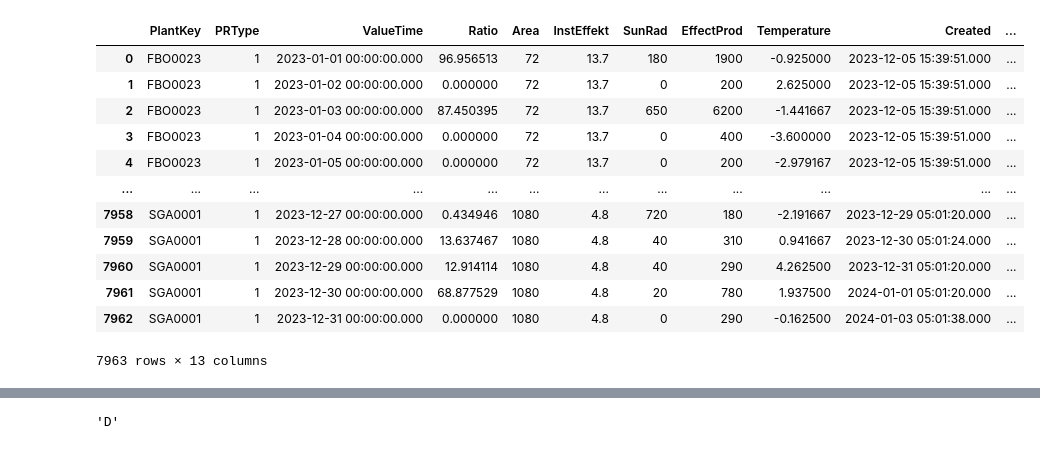
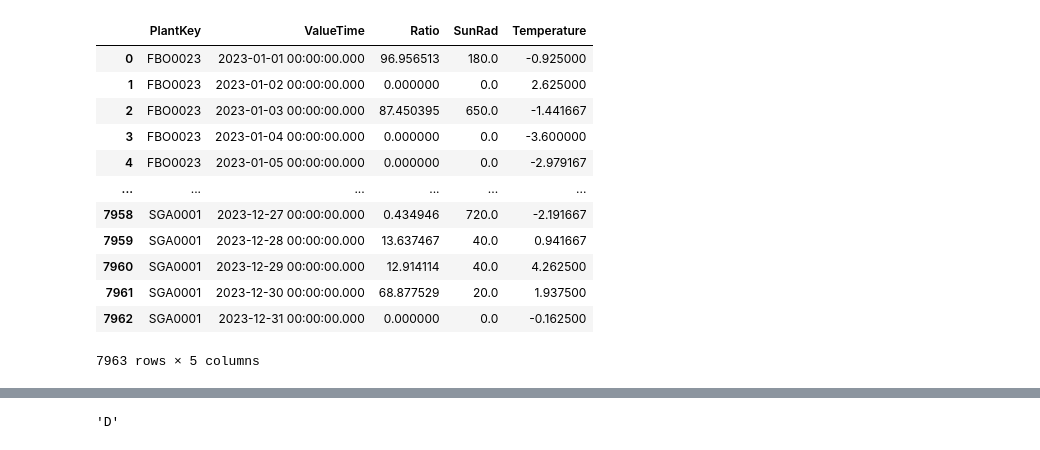
Before and after one commit to Poparded/Arima_solcell, a Jupyter notebook: Arima_solcell/Arima.ipynb, the cells around one changed output, grey strips where cells are left out. Saved outputs shown, nothing was run; the diff lists cells and outputs as text; code cells hidden in the pictures.

```diff
--- a/Arima_solcell/Arima.ipynb
+++ b/Arima_solcell/Arima.ipynb
@@ -6,31 +6,35 @@ from statsmodels.tsa.stattools import adfuller  # Function for Augmented Dickey-
 import matplotlib.pyplot as plt  # Matplotlib's pyplot for plotting graphs
 # %%
 # Reading and initial processing of data
-data = pd.read_excel("data/PrelData ExJobb.xlsx",)
+columns_to_load = ['PlantKey', 'Temperature', 'SunRad', 'Ratio', 'ValueTime']
+
+# Read the Excel file with specified columns
+data = pd.read_excel("data/PrelData ExJobb.xlsx", usecols=columns_to_load)
+
 #data = pd.read_csv("data/PrelData ExJobb(Blad1).csv",)
 #index_col='ValueTime'
 data.dtypes
 
 
-
+#Plantkey temp sunrad ratio ValueTime
 
 
 pd.set_option('display.max_colwidth', None)
 data # Displaying the first few rows of the dataset
 # %% [output]
-|  | PlantKey | PRType | ValueTime | Ratio | Area | InstEffekt | SunRad | EffectProd | Temperature | Created | ... |
-| 0 | FBO0023 | 1 | 2023-01-01 00:00:00.000 | 96.956513 | 72 | 13.7 | 180 | 1900 | -0.925000 | 2023-12-05 15:39:51.000 | ... |
-| 1 | FBO0023 | 1 | 2023-01-02 00:00:00.000 | 0.000000 | 72 | 13.7 | 0 | 200 | 2.625000 | 2023-12-05 15:39:51.000 | ... |
-| 2 | FBO0023 | 1 | 2023-01-03 00:00:00.000 | 87.450395 | 72 | 13.7 | 650 | 6200 | -1.441667 | 2023-12-05 15:39:51.000 | ... |
-| 3 | FBO0023 | 1 | 2023-01-04 00:00:00.000 | 0.000000 | 72 | 13.7 | 0 | 400 | -3.600000 | 2023-12-05 15:39:51.000 | ... |
-| 4 | FBO0023 | 1 | 2023-01-05 00:00:00.000 | 0.000000 | 72 | 13.7 | 0 | 200 | -2.979167 | 2023-12-05 15:39:51.000 | ... |
-| ... | ... | ... | ... | ... | ... | ... | ... | ... | ... | ... | ... |
-| 7958 | SGA0001 | 1 | 2023-12-27 00:00:00.000 | 0.434946 | 1080 | 4.8 | 720 | 180 | -2.191667 | 2023-12-29 05:01:20.000 | ... |
-| 7959 | SGA0001 | 1 | 2023-12-28 00:00:00.000 | 13.637467 | 1080 | 4.8 | 40 | 310 | 0.941667 | 2023-12-30 05:01:24.000 | ... |
-| 7960 | SGA0001 | 1 | 2023-12-29 00:00:00.000 | 12.914114 | 1080 | 4.8 | 40 | 290 | 4.262500 | 2023-12-31 05:01:20.000 | ... |
-| 7961 | SGA0001 | 1 | 2023-12-30 00:00:00.000 | 68.877529 | 1080 | 4.8 | 20 | 780 | 1.937500 | 2024-01-01 05:01:20.000 | ... |
-| 7962 | SGA0001 | 1 | 2023-12-31 00:00:00.000 | 0.000000 | 1080 | 4.8 | 0 | 290 | -0.162500 | 2024-01-03 05:01:38.000 | ... |
+|  | PlantKey | ValueTime | Ratio | SunRad | Temperature |
+| 0 | FBO0023 | 2023-01-01 00:00:00.000 | 96.956513 | 180.0 | -0.925000 |
+| 1 | FBO0023 | 2023-01-02 00:00:00.000 | 0.000000 | 0.0 | 2.625000 |
+| 2 | FBO0023 | 2023-01-03 00:00:00.000 | 87.450395 | 650.0 | -1.441667 |
+| 3 | FBO0023 | 2023-01-04 00:00:00.000 | 0.000000 | 0.0 | -3.600000 |
+| 4 | FBO0023 | 2023-01-05 00:00:00.000 | 0.000000 | 0.0 | -2.979167 |
+| ... | ... | ... | ... | ... | ... |
+| 7958 | SGA0001 | 2023-12-27 00:00:00.000 | 0.434946 | 720.0 | -2.191667 |
+| 7959 | SGA0001 | 2023-12-28 00:00:00.000 | 13.637467 | 40.0 | 0.941667 |
+| 7960 | SGA0001 | 2023-12-29 00:00:00.000 | 12.914114 | 40.0 | 4.262500 |
+| 7961 | SGA0001 | 2023-12-30 00:00:00.000 | 68.877529 | 20.0 | 1.937500 |
+| 7962 | SGA0001 | 2023-12-31 00:00:00.000 | 0.000000 | 0.0 | -0.162500 |
-7963 rows × 13 columns
+7963 rows × 5 columns
 # %%
 data.dtypes
 # %% [output]
```
Also changed, not shown: parts of 11 cells of this notebook, 2 other files.
